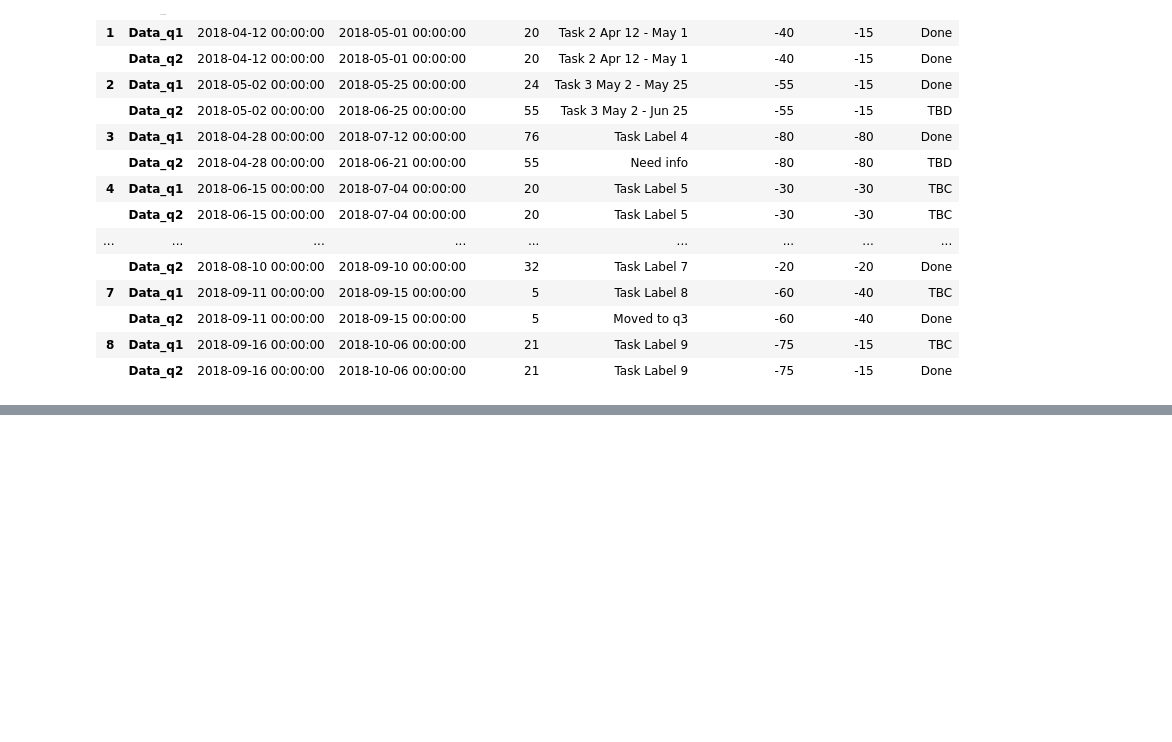
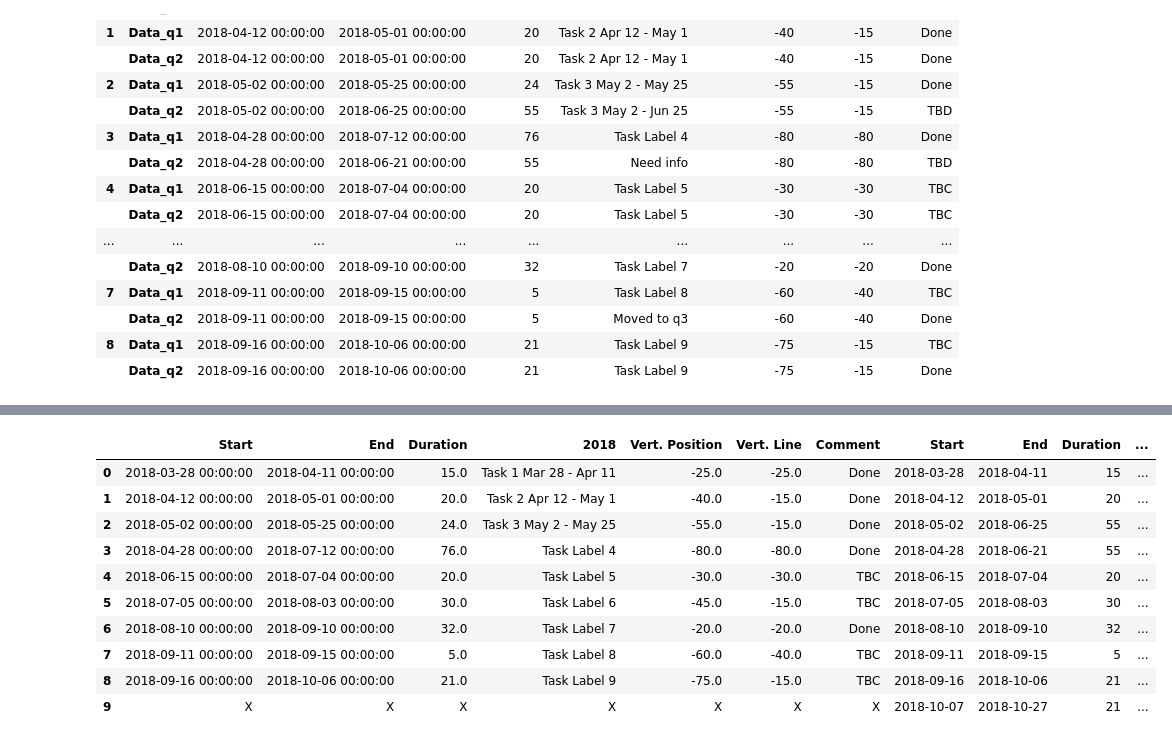
Before and after one commit to amir25-rahman/CompareTwoExcel, a Jupyter notebook: comp.ipynb, the cells around one changed output, grey strips where cells are left out. Cells and saved outputs as stored; diff of their text form; code cells hidden in the pictures; blank space fills up the shorter version.

```diff
--- a/comp.ipynb
+++ b/comp.ipynb
@@ -157,0 +166,6 @@ data_compare
+# %%
+df_1['2018 - Q1'] = df_1['2018 - Q1'].str.replace('\n', ' ')
+df_2['2018 - Q2'] = df_2['2018 - Q2'].str.replace('\n', ' ')
+# %%
+df_1.rename(columns={'2018 - Q1':'2018'}, inplace= True)
+df_2.rename(columns={'2018 - Q2':'2018'}, inplace= True)
@@ -157,0 +292,14 @@ data_compare
+# %%
+compare
+# %% [output]
+|  | Start | End | Duration | 2018 | Vert. Position | Vert. Line | Comment | Start | End | Duration | ... |
+| 0 | 2018-03-28 00:00:00 | 2018-04-11 00:00:00 | 15.0 | Task 1 Mar 28 - Apr 11 | -25.0 | -25.0 | Done | 2018-03-28 | 2018-04-11 | 15 | ... |
+| 1 | 2018-04-12 00:00:00 | 2018-05-01 00:00:00 | 20.0 | Task 2 Apr 12 - May 1 | -40.0 | -15.0 | Done | 2018-04-12 | 2018-05-01 | 20 | ... |
+| 2 | 2018-05-02 00:00:00 | 2018-05-25 00:00:00 | 24.0 | Task 3 May 2 - May 25 | -55.0 | -15.0 | Done | 2018-05-02 | 2018-06-25 | 55 | ... |
+| 3 | 2018-04-28 00:00:00 | 2018-07-12 00:00:00 | 76.0 | Task Label 4 | -80.0 | -80.0 | Done | 2018-04-28 | 2018-06-21 | 55 | ... |
+| 4 | 2018-06-15 00:00:00 | 2018-07-04 00:00:00 | 20.0 | Task Label 5 | -30.0 | -30.0 | TBC | 2018-06-15 | 2018-07-04 | 20 | ... |
+| 5 | 2018-07-05 00:00:00 | 2018-08-03 00:00:00 | 30.0 | Task Label 6 | -45.0 | -15.0 | TBC | 2018-07-05 | 2018-08-03 | 30 | ... |
+| 6 | 2018-08-10 00:00:00 | 2018-09-10 00:00:00 | 32.0 | Task Label 7 | -20.0 | -20.0 | Done | 2018-08-10 | 2018-09-10 | 32 | ... |
+| 7 | 2018-09-11 00:00:00 | 2018-09-15 00:00:00 | 5.0 | Task Label 8 | -60.0 | -40.0 | TBC | 2018-09-11 | 2018-09-15 | 5 | ... |
+| 8 | 2018-09-16 00:00:00 | 2018-10-06 00:00:00 | 21.0 | Task Label 9 | -75.0 | -15.0 | TBC | 2018-09-16 | 2018-10-06 | 21 | ... |
+| 9 | X | X | X | X | X | X | X | 2018-10-07 | 2018-10-27 | 21 | ... |
```
Also changed, not shown: parts of 26 cells of this notebook.
